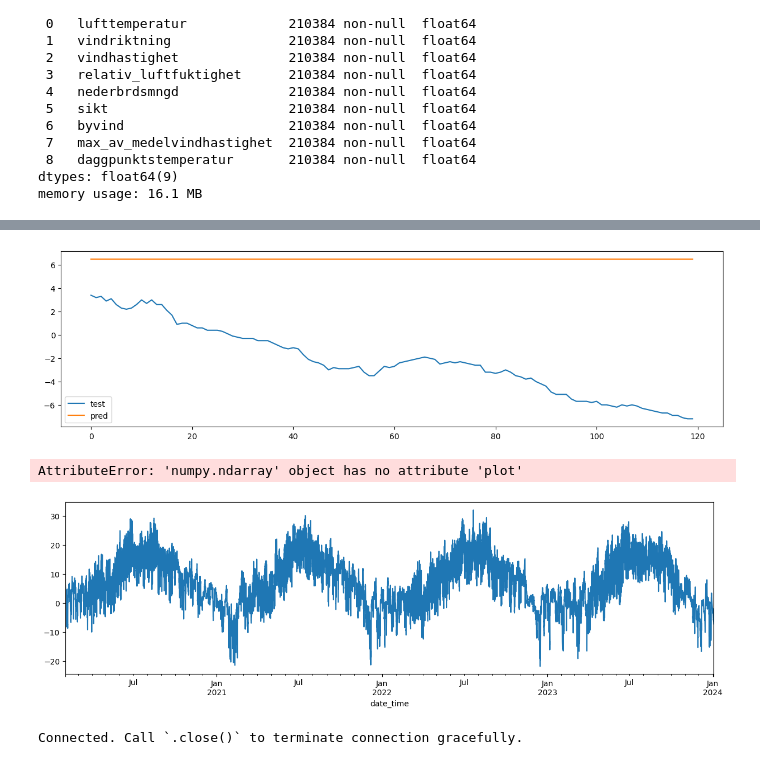
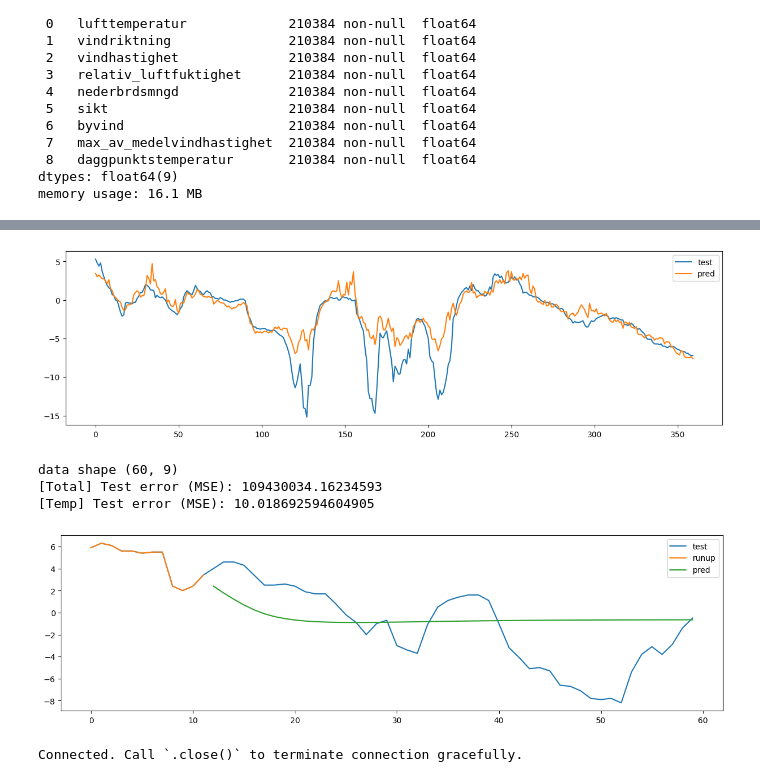
Before and after one commit to Oxel40/sml-project, a Jupyter notebook: temperature-training-pipeline.ipynb, the cells around one changed output, grey strips where cells are left out. Drawn from its saved outputs; the diff is of its cells as text; code cells hidden in the pictures.

Commit message:
LSTM done?

```diff
--- a/temperature-training-pipeline.ipynb
+++ b/temperature-training-pipeline.ipynb
@@ -187,0 +181,9 @@ RandomForestRegressor(random_state=123)
+# %%
+# design network
+model = Sequential()
+model.add(LSTM(50, return_sequences=True, input_shape=(training_data.shape[1], training_data.shape[2])))
+model.add(LSTM(50, return_sequences=True))
+model.add(LSTM(50))
+model.add(Dense(9))
+model.compile(loss='mae', optimizer='adam')
+model.summary()
@@ -188,9 +204,4 @@ RandomForestRegressor(random_state=123)
 # %%
-# design network
-model = Sequential()
-model.add(LSTM(50, input_shape=(training_data.shape[1], training_data.shape[2])))
-model.add(Dense(9))
-model.compile(loss='mae', optimizer='adam')
 # fit network
 history = model.fit(training_data, training_target, epochs=50, batch_size=72, validation_data=(test_data, test_target), verbose=2, shuffle=False)
 # plot history
@@ -259,19 +260,47 @@ print(test_target[:5])
 # %%
 fig, ax = plt.subplots(figsize=(15, 4))
 #training_target[:, 0].plot(ax=ax, label='train')
-ax.plot(test_target.reshape(predictions.shape)[-24*5:, 0], label='test')
-ax.plot(predictions[-24*5:, 0], label='pred')
+ax.plot(y_true[-24*15:, 0], label='test')
+ax.plot(y_pred[-24*15:, 0], label='pred')
 ax.legend();
 # %% [output]
-[figure, old version]
+[figure, new version]
+# %%
+runup = 12
+duration = 48
+data = test_data[1:runup+1].reshape((runup, -1))
+while data.shape[0] < runup+duration:
+    inp = data.reshape((data.shape[0], 1, -1))
+    res = model.predict(inp, verbose=0)[-1:]
+    data = np.concatenate((data, res), axis=0)
+print("data shape", data.shape)
+
+y_true = scaler.inverse_transform(test_target[:runup+duration].reshape(data.shape))
+y_pred = scaler.inverse_transform(data)
+
+error_mse = mean_squared_error(
+                 y_true = y_true,
+                 y_pred = y_pred
+             )
+print(f"[Total] Test error (MSE): {error_mse}")
+error_mse = mean_squared_error(
+                 y_true = y_true[:, 0],
+                 y_pred = y_pred[:, 0]
+             )
+print(f"[Temp] Test error (MSE): {error_mse}")
+# %% [output]
+data shape (60, 9)
+[Total] Test error (MSE): 109430034.16234593
+[Temp] Test error (MSE): 10.018692594604905
 # %%
 fig, ax = plt.subplots(figsize=(15, 4))
-X_test['lufttemperatur'].plot(ax=ax, label='test')
-predictions.plot(ax=ax, label='predictions')
+#training_target[:, 0].plot(ax=ax, label='train')
+ax.plot(y_true[:, 0], label='test')
+ax.plot(range(runup), y_pred[:runup, 0], label='runup')
+ax.plot(range(runup, runup+duration), y_pred[runup:, 0], label='pred')
 ax.legend();
 # %% [output]
-AttributeError: 'numpy.ndarray' object has no attribute 'plot'
-[figure, old version]
+[figure, new version]
 # %%
 mr = project.get_model_registry()
 model = reg
```
Also changed, not shown: parts of 10 cells of this notebook, 1 other file.
